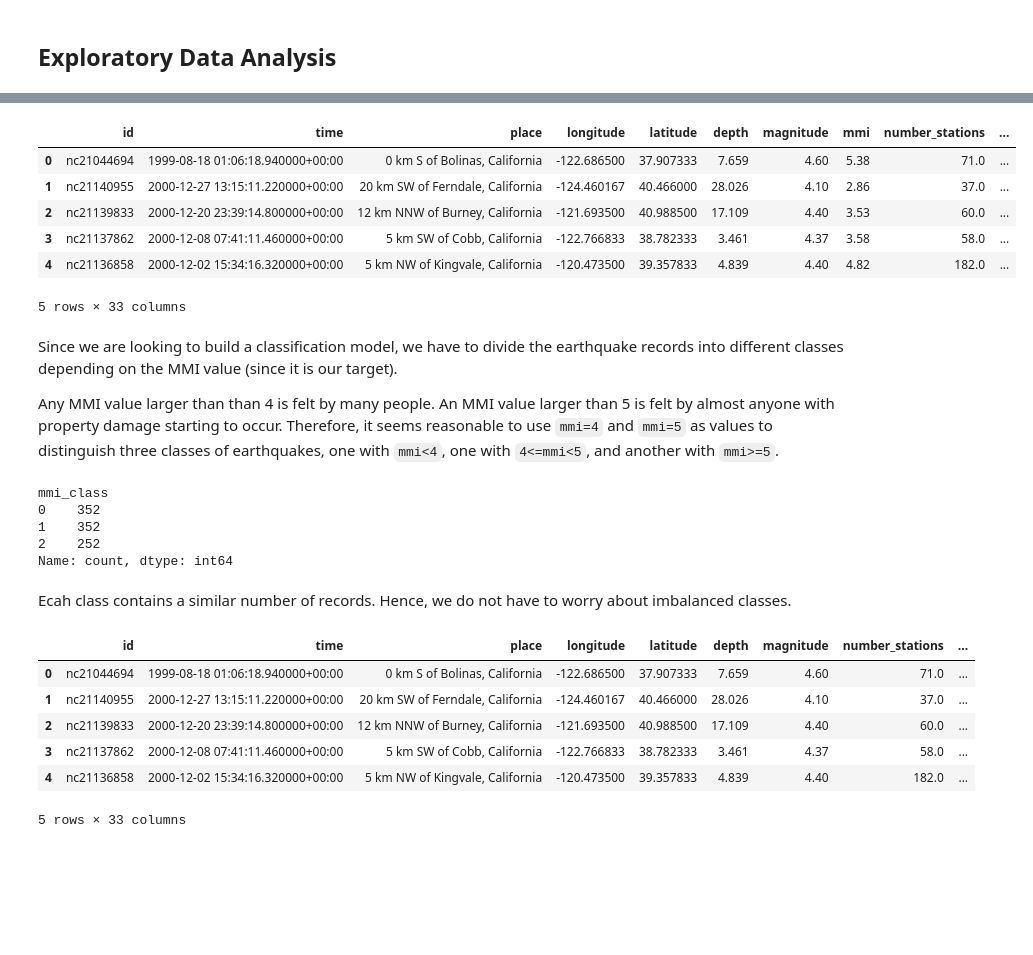
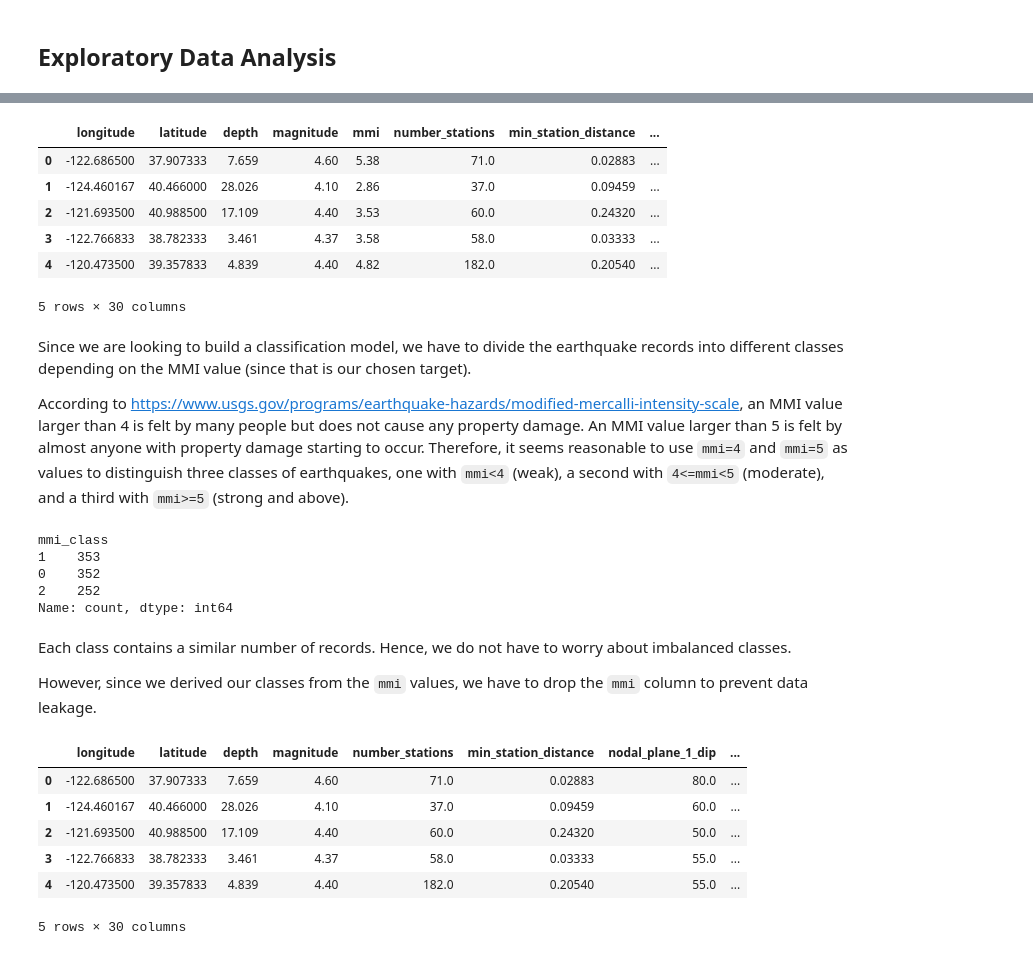
Before and after one commit to AI-Bootcamp-Class/project2, a Jupyter notebook: preprocess_data.ipynb, the cells around one changed output, grey strips where cells are left out. Saved outputs shown, nothing was run; the diff lists cells and outputs as text; code cells hidden in the pictures; blank space fills up the shorter version.

```diff
--- a/preprocess_data.ipynb
+++ b/preprocess_data.ipynb
@@ -194,18 +214,19 @@ Source: Various links on https://earthquake.usgs.gov/data/comcat/.
 # %%
-# Drop columns 'felt', 'cdi', and 'sig'
-df_cleaned.drop(columns=['felt', 'cdi', 'significance'], inplace=True)
-df_cleaned.head()
+# Drop columns 'id', 'time', 'place', 'felt', 'cdi', and 'significance'
+columns_to_drop = ['id', 'time', 'place', 'felt', 'cdi', 'significance']
+df_numerical = df_cleaned.drop(columns=columns_to_drop)
+df_numerical.head()
 # %% [output]
-|  | id | time | place | longitude | latitude | depth | magnitude | mmi | number_stations | ... |
-| 0 | nc21044694 | 1999-08-18 01:06:18.940000+00:00 | 0 km S of Bolinas, California | -122.686500 | 37.907333 | 7.659 | 4.60 | 5.38 | 71.0 | ... |
-| 1 | nc21140955 | 2000-12-27 13:15:11.220000+00:00 | 20 km SW of Ferndale, California | -124.460167 | 40.466000 | 28.026 | 4.10 | 2.86 | 37.0 | ... |
-| 2 | nc21139833 | 2000-12-20 23:39:14.800000+00:00 | 12 km NNW of Burney, California | -121.693500 | 40.988500 | 17.109 | 4.40 | 3.53 | 60.0 | ... |
-| 3 | nc21137862 | 2000-12-08 07:41:11.460000+00:00 | 5 km SW of Cobb, California | -122.766833 | 38.782333 | 3.461 | 4.37 | 3.58 | 58.0 | ... |
-| 4 | nc21136858 | 2000-12-02 15:34:16.320000+00:00 | 5 km NW of Kingvale, California | -120.473500 | 39.357833 | 4.839 | 4.40 | 4.82 | 182.0 | ... |
+|  | longitude | latitude | depth | magnitude | mmi | number_stations | min_station_distance | ... |
+| 0 | -122.686500 | 37.907333 | 7.659 | 4.60 | 5.38 | 71.0 | 0.02883 | ... |
+| 1 | -124.460167 | 40.466000 | 28.026 | 4.10 | 2.86 | 37.0 | 0.09459 | ... |
+| 2 | -121.693500 | 40.988500 | 17.109 | 4.40 | 3.53 | 60.0 | 0.24320 | ... |
+| 3 | -122.766833 | 38.782333 | 3.461 | 4.37 | 3.58 | 58.0 | 0.03333 | ... |
+| 4 | -120.473500 | 39.357833 | 4.839 | 4.40 | 4.82 | 182.0 | 0.20540 | ... |
-5 rows × 33 columns
+5 rows × 30 columns
 # %% [markdown]
-Since we are looking to build a classification model, we have to divide the earthquake records into different classes depending on the MMI value (since it is our target).
+Since we are looking to build a classification model, we have to divide the earthquake records into different classes depending on the MMI value (since that is our chosen target).
 
-Any MMI value larger than than 4 is felt by many people. An MMI value larger than 5 is felt by almost anyone with property damage starting to occur. Therefore, it seems reasonable to use `mmi=4` and `mmi=5` as values to distinguish three classes of earthquakes, one with `mmi<4`, one with `4<=mmi<5`, and another with `mmi>=5`.
+According to https://www.usgs.gov/programs/earthquake-hazards/modified-mercalli-intensity-scale, an MMI value larger than 4 is felt by many people but does not cause any property damage. An MMI value larger than 5 is felt by almost anyone with property damage starting to occur. Therefore, it seems reasonable to use `mmi=4` and `mmi=5` as values to distinguish three classes of earthquakes, one with `mmi<4` (weak), a second with `4<=mmi<5` (moderate), and a third with `mmi>=5` (strong and above).
 # %%
 # Add a column for the 'mmi' class
@@ -213,24 +234,26 @@ df_cleaned['mmi_class'] = [0 if mmi<4 else 1 if mmi>=4 and mmi<5 else 2 for mmi
 # %%
-# Check how many records are in each class
-display(df_cleaned['mmi_class'].value_counts())
+# Check how many records there are in each class
+display(df_numerical['mmi_class'].value_counts())
 # %% [output]
 mmi_class
+1    353
 0    352
-1    352
 2    252
 Name: count, dtype: int64
 # %% [markdown]
-Ecah class contains a similar number of records. Hence, we do not have to worry about imbalanced classes.
+Each class contains a similar number of records. Hence, we do not have to worry about imbalanced classes.
+
+However, since we derived our classes from the `mmi` values, we have to drop the `mmi` column to prevent data leakage.
 # %%
 # Drop the 'mmi' column so there is no data leakage
-df_final = df_cleaned.drop(columns='mmi')
+df_final = df_numerical.drop(columns='mmi')
 
 df_final.head()
 # %% [output]
-|  | id | time | place | longitude | latitude | depth | magnitude | number_stations | ... |
-| 0 | nc21044694 | 1999-08-18 01:06:18.940000+00:00 | 0 km S of Bolinas, California | -122.686500 | 37.907333 | 7.659 | 4.60 | 71.0 | ... |
-| 1 | nc21140955 | 2000-12-27 13:15:11.220000+00:00 | 20 km SW of Ferndale, California | -124.460167 | 40.466000 | 28.026 | 4.10 | 37.0 | ... |
-| 2 | nc21139833 | 2000-12-20 23:39:14.800000+00:00 | 12 km NNW of Burney, California | -121.693500 | 40.988500 | 17.109 | 4.40 | 60.0 | ... |
-| 3 | nc21137862 | 2000-12-08 07:41:11.460000+00:00 | 5 km SW of Cobb, California | -122.766833 | 38.782333 | 3.461 | 4.37 | 58.0 | ... |
-| 4 | nc21136858 | 2000-12-02 15:34:16.320000+00:00 | 5 km NW of Kingvale, California | -120.473500 | 39.357833 | 4.839 | 4.40 | 182.0 | ... |
+|  | longitude | latitude | depth | magnitude | number_stations | min_station_distance | nodal_plane_1_dip | ... |
+| 0 | -122.686500 | 37.907333 | 7.659 | 4.60 | 71.0 | 0.02883 | 80.0 | ... |
+| 1 | -124.460167 | 40.466000 | 28.026 | 4.10 | 37.0 | 0.09459 | 60.0 | ... |
+| 2 | -121.693500 | 40.988500 | 17.109 | 4.40 | 60.0 | 0.24320 | 50.0 | ... |
+| 3 | -122.766833 | 38.782333 | 3.461 | 4.37 | 58.0 | 0.03333 | 55.0 | ... |
+| 4 | -120.473500 | 39.357833 | 4.839 | 4.40 | 182.0 | 0.20540 | 55.0 | ... |
-5 rows × 33 columns
+5 rows × 30 columns
```
Also changed, not shown: parts of 36 cells of this notebook, 3 other files.
